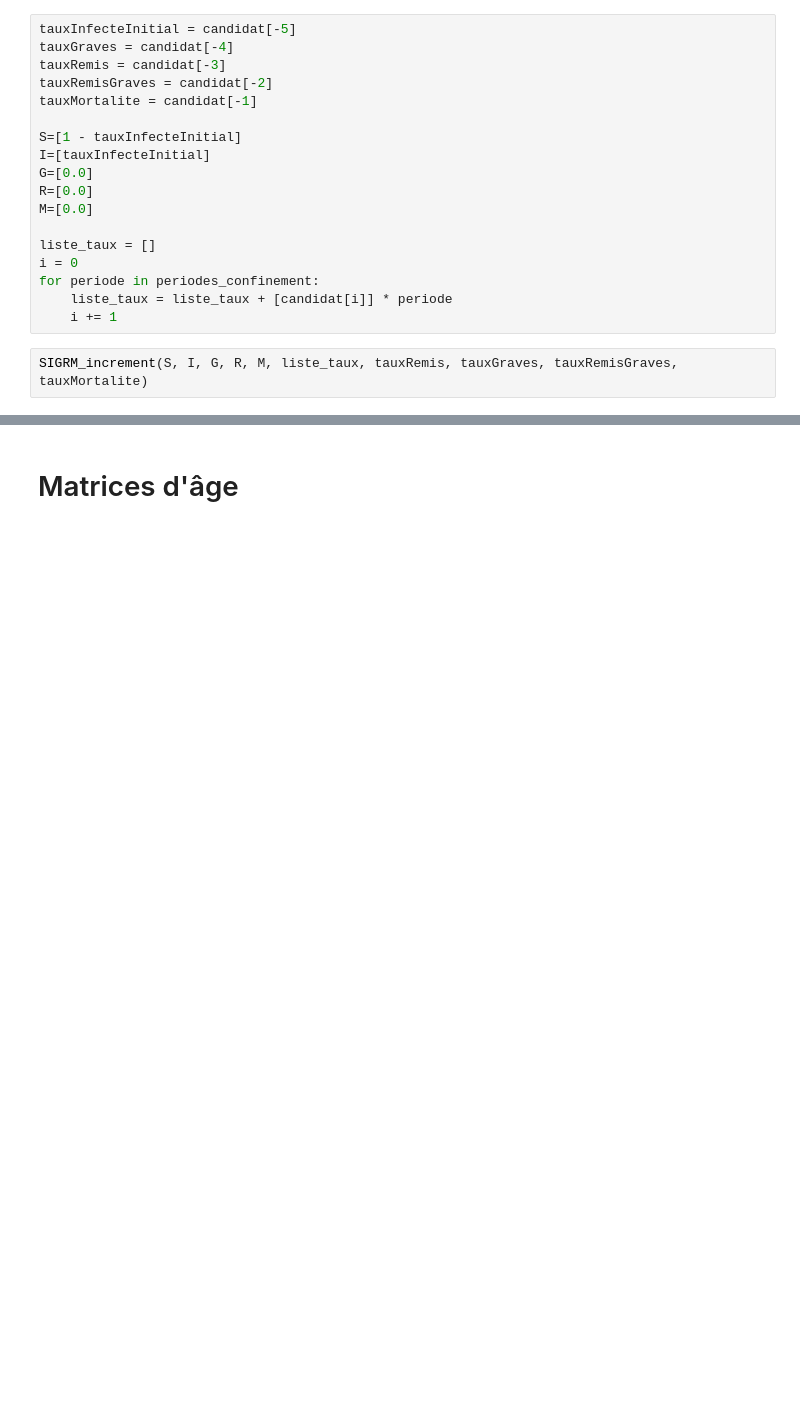
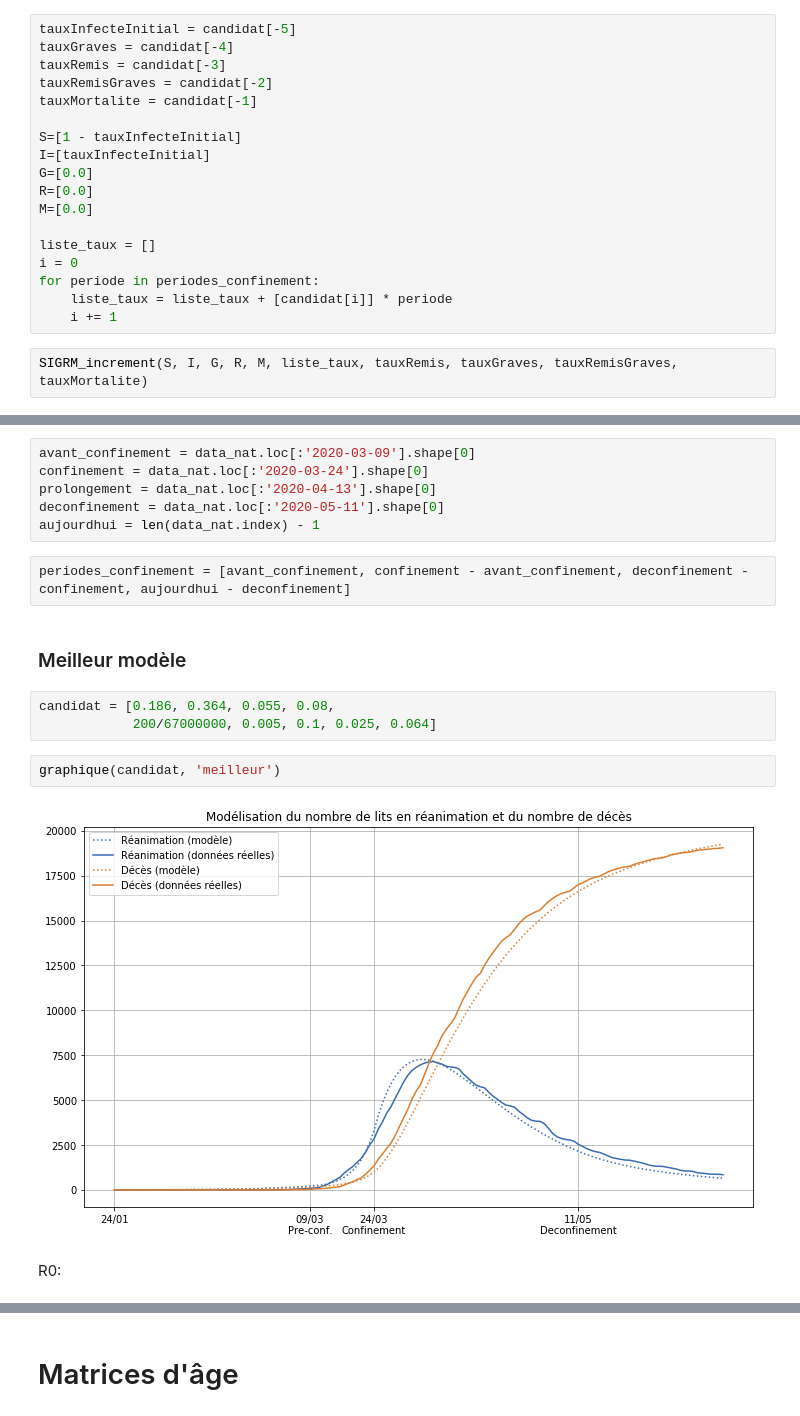
Before and after one commit to cristal-smac/covid, a Jupyter notebook: covid_simplifie.ipynb, the cells around one changed output, grey strips where cells are left out. Cells and saved outputs as stored; diff of their text form; blank space fills up the shorter version.

```diff
--- a/covid_simplifie.ipynb
+++ b/covid_simplifie.ipynb
@@ -149,0 +211,19 @@ plt.grid()
+# %%
+avant_confinement = data_nat.loc[:'2020-03-09'].shape[0]
+confinement = data_nat.loc[:'2020-03-24'].shape[0]
+prolongement = data_nat.loc[:'2020-04-13'].shape[0]
+deconfinement = data_nat.loc[:'2020-05-11'].shape[0]
+aujourdhui = len(data_nat.index) - 1
+# %%
+periodes_confinement = [avant_confinement, confinement - avant_confinement, deconfinement - confinement, aujourdhui - deconfinement]
+# %% [markdown]
+### Meilleur modèle
+# %%
+candidat = [0.186, 0.364, 0.055, 0.08,
+            200/67000000, 0.005, 0.1, 0.025, 0.064]
+# %%
+graphique(candidat, 'meilleur')
+# %% [output]
+[figure, added]
+# %% [markdown]
+R0:
```
Also changed, not shown: parts of 30 cells of this notebook, 9 other files.
